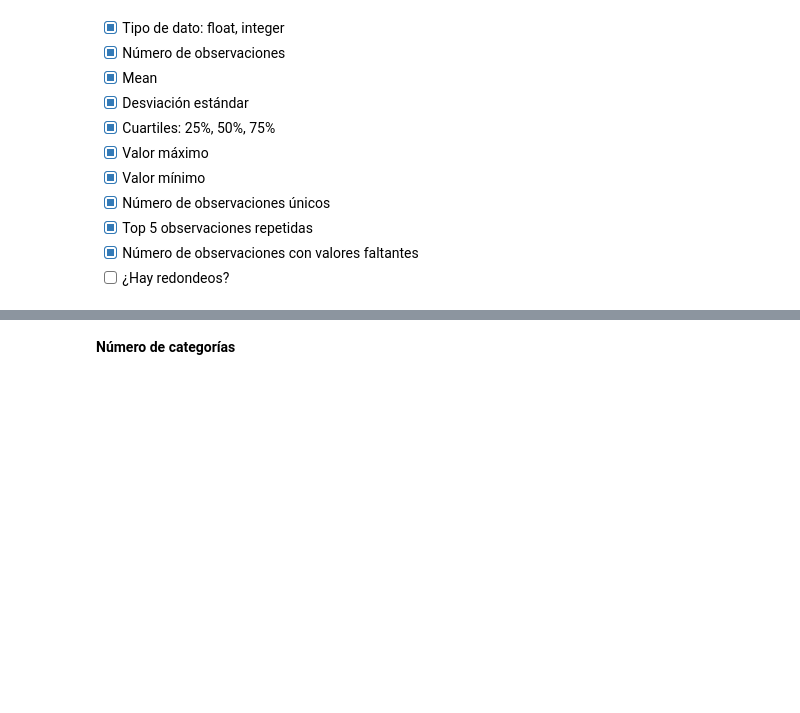
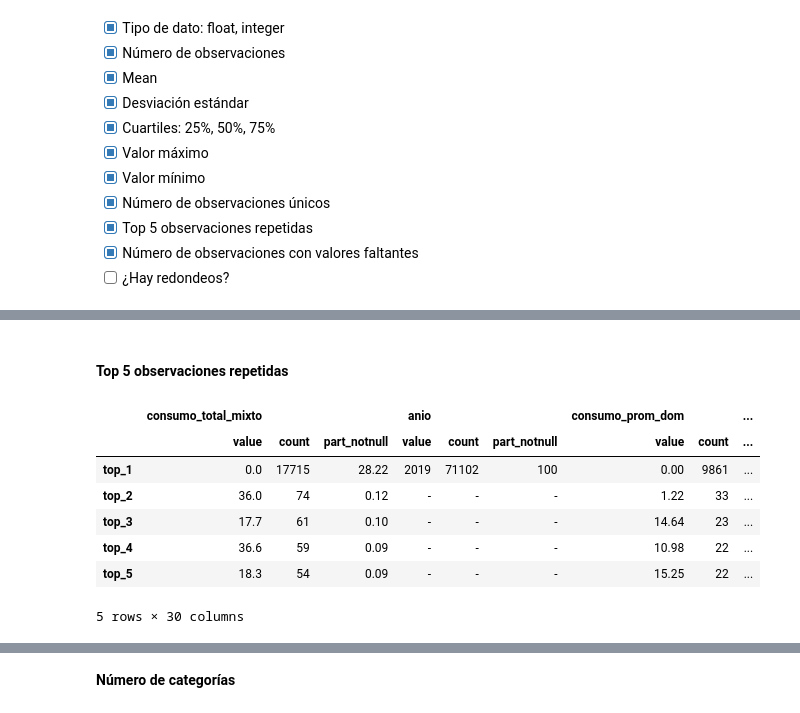
Before and after one commit to robperch/intro_ds_lab1, a Jupyter notebook: lab1_nb.ipynb, the cells around one changed output, grey strips where cells are left out. Saved outputs shown, nothing was run; the diff lists cells and outputs as text; code cells hidden in the pictures; blank space fills up the shorter version.

```diff
--- a/lab1_nb.ipynb
+++ b/lab1_nb.ipynb
@@ -175,0 +200,37 @@ dfx.isnull().sum()
+# %% [markdown]
+#### Top 5 observaciones repetidas
+# %%
+## Loop to create dataframe of top variables
+
+tops = 5 #### Number of tops that will be selected
+i = 0 #### Counter to start joining dataframes
+
+#### Loop through all variables that will be processed
+for col_sel in dfx:
+
+    #### Creating dataframe with top entries and count
+    dfxx = dfx[col_sel].value_counts().iloc[:tops].to_frame()
+    dfxx.reset_index(drop=False, inplace=True)
+    dfxx["part"] = round(dfxx[col_sel]/dfx[col_sel].count()*100, 2)
+    dfxx.columns = pd.MultiIndex.from_tuples([(col_sel, tag) for tag in ["value", "count", "part_notnull"]])
+
+    #### Joining all the variables in one final dataframe
+    if i == 0:
+        df_tops = dfxx
+        i += 1
+    else:
+        df_tops = df_tops.join(dfxx)
+
+## Fill empty spaces of resulting dataframe and renaming index entries
+df_tops.fillna("-", inplace=True)
+df_tops.index = ["top_" + str(i) for i in range(1, df_tops.shape[0] + 1)]
+df_tops
+# %% [output]
+|  | consumo_total_mixto |  |  | anio |  |  | consumo_prom_dom |  | ... |
+|  | value | count | part_notnull | value | count | part_notnull | value | count | ... |
+| top_1 | 0.0 | 17715 | 28.22 | 2019 | 71102 | 100 | 0.00 | 9861 | ... |
+| top_2 | 36.0 | 74 | 0.12 | - | - | - | 1.22 | 33 | ... |
+| top_3 | 17.7 | 61 | 0.10 | - | - | - | 14.64 | 23 | ... |
+| top_4 | 36.6 | 59 | 0.09 | - | - | - | 10.98 | 22 | ... |
+| top_5 | 18.3 | 54 | 0.09 | - | - | - | 15.25 | 22 | ... |
+5 rows × 30 columns
```
Also changed, not shown: parts of 39 cells of this notebook, 1 other file.
